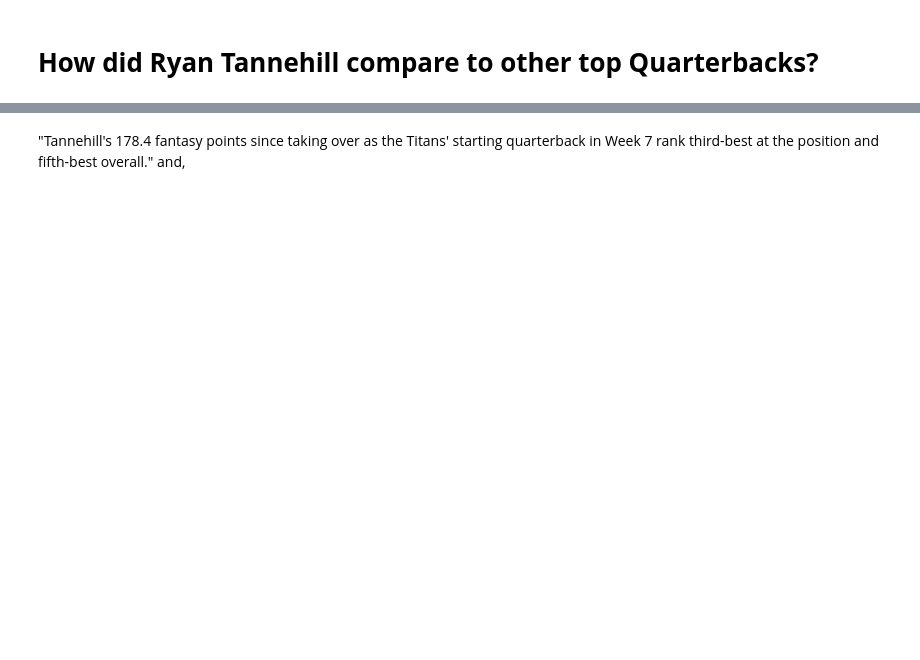
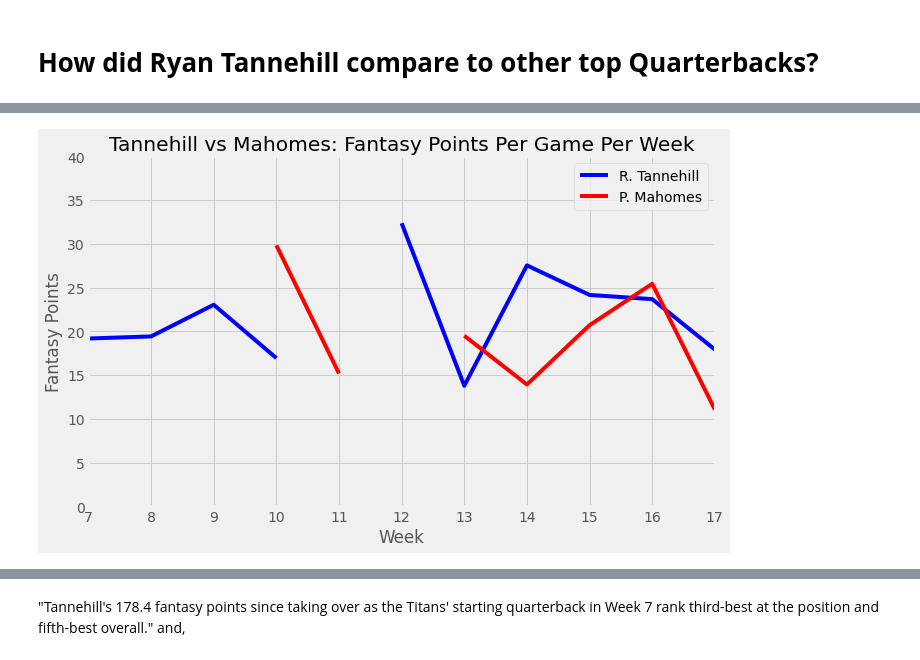
Before and after one commit to piercepatrick/Fantasy-Football-Analysis, a Jupyter notebook: Tannehilll_Analysis.ipynb, the cells around one changed output, grey strips where cells are left out. Saved outputs shown, nothing was run; the diff lists cells and outputs as text; code cells hidden in the pictures; blank space fills up the shorter version.

Commit message:
Created 3 visualizations comparing tannehill to top qbs

```diff
--- a/Tannehilll_Analysis.ipynb
+++ b/Tannehilll_Analysis.ipynb
@@ -174,0 +154,4 @@ Name: FantasyPoints/GM, dtype: float64
+# %%
+top_qbs = pd.read_csv('/content/drive/My Drive/DS/Titans FF Analysis/QBs - Sheet1 - QBs - Sheet1 (1).csv')
+top_qbs.set_index('Week', drop = True, inplace = True)
+top_qbs.head()
@@ -174,0 +166,15 @@ Name: FantasyPoints/GM, dtype: float64
+# %%
+from matplotlib import rcParams
+rcParams['figure.figsize'] = 10, 6
+tannehill, = plt.plot(top_qbs.Tannehill, color = 'blue')
+mahomes, = plt.plot(top_qbs.Mahomes, color = 'red')
+plt.title('Tannehill vs Mahomes: Fantasy Points Per Game Per Week')
+plt.xlabel('Week')
+plt.ylabel('Fantasy Points')
+plt.xlim(7,17)
+plt.yticks([0,5,10, 15, 20,25,30,35,40])
+plt.xticks([7,8,9,10,11,12,13,14,15,16,17])
+plt.legend([tannehill, mahomes], ['R. Tannehill', 'P. Mahomes'])
+plt.style.use('fivethirtyeight')
+# %% [output]
+[figure, added]
```
Also changed, not shown: parts of 8 cells of this notebook.
